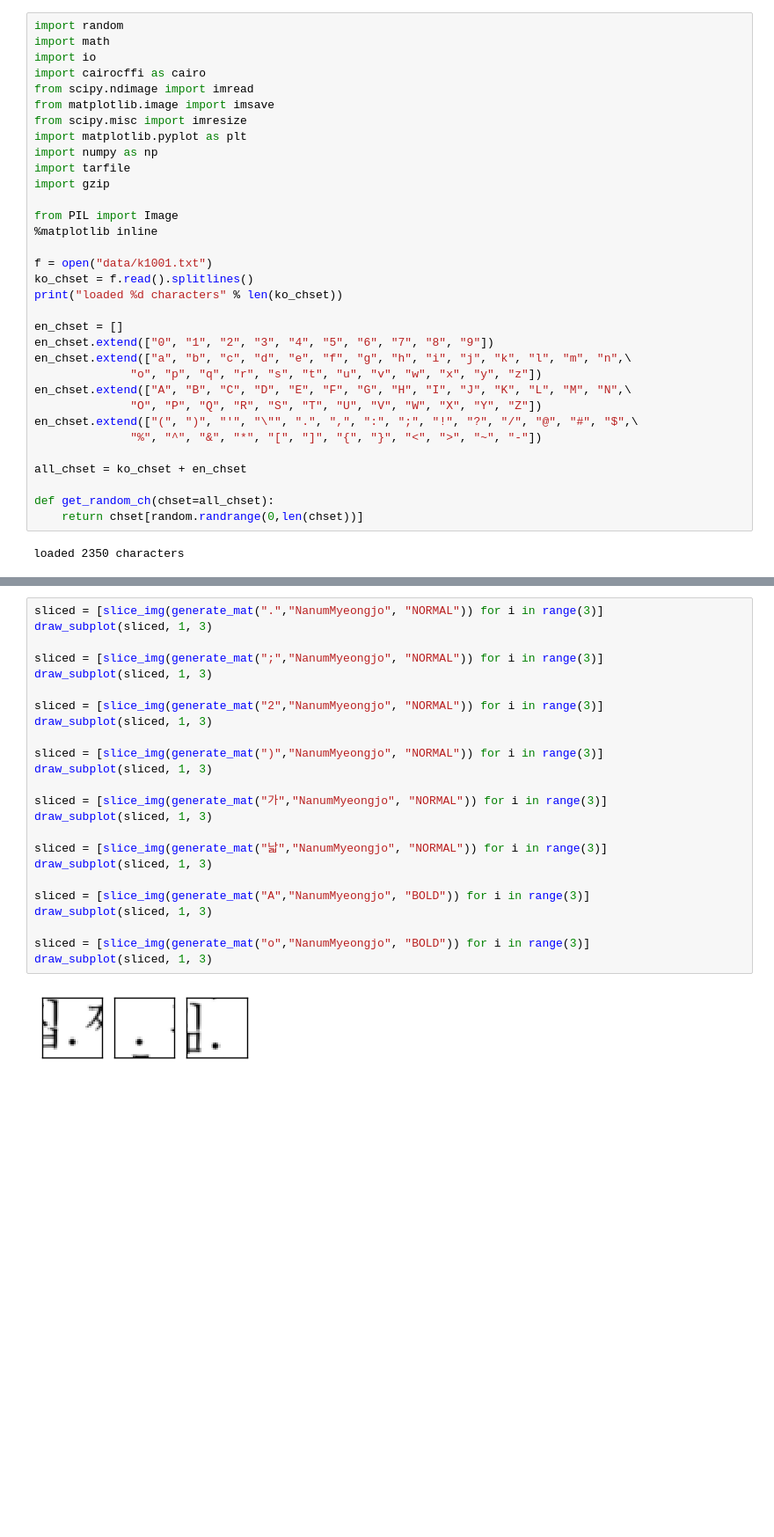
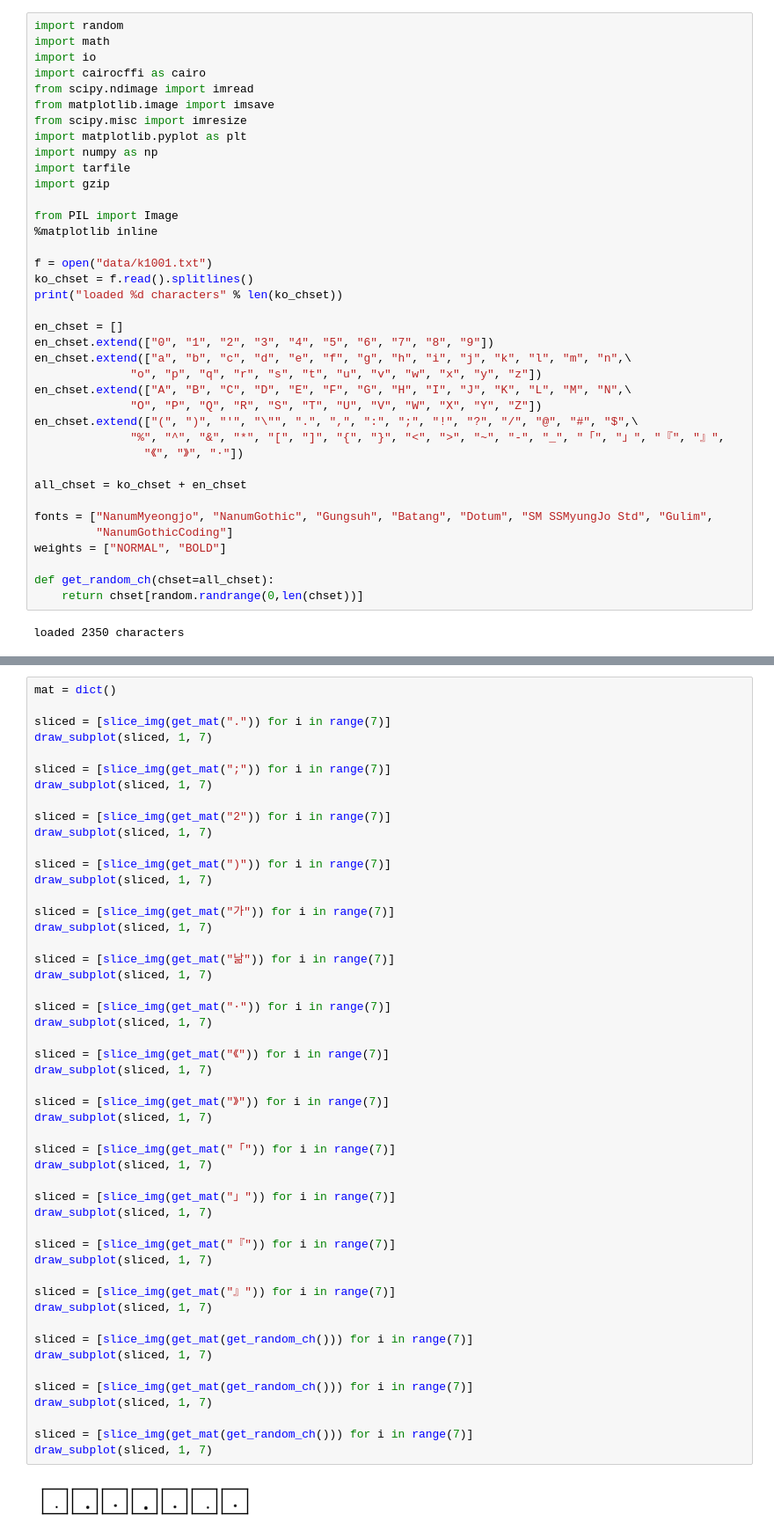
Before and after one commit to yeonwooKim/KoreanOCR, a Jupyter notebook: ch_recog_data.ipynb, the cells around one changed output, grey strips where cells are left out. Shown at 88% size. Saved outputs shown, nothing was run; the diff lists cells and outputs as text; blank space fills up the shorter version.

```diff
--- a/ch_recog_data.ipynb
+++ b/ch_recog_data.ipynb
@@ -25,10 +25,15 @@ en_chset.extend(["a", "b", "c", "d", "e", "f", "g", "h", "i", "j", "k", "l", "m"
 en_chset.extend(["A", "B", "C", "D", "E", "F", "G", "H", "I", "J", "K", "L", "M", "N",\
               "O", "P", "Q", "R", "S", "T", "U", "V", "W", "X", "Y", "Z"])
 en_chset.extend(["(", ")", "'", "\"", ".", ",", ":", ";", "!", "?", "/", "@", "#", "$",\
-              "%", "^", "&", "*", "[", "]", "{", "}", "<", ">", "~", "-"])
+              "%", "^", "&", "*", "[", "]", "{", "}", "<", ">", "~", "-", "_", "「", "」", "『", "』",
+                "《", "》", "·"])
 
 all_chset = ko_chset + en_chset
 
+fonts = ["NanumMyeongjo", "NanumGothic", "Gungsuh", "Batang", "Dotum", "SM SSMyungJo Std", "Gulim",
+         "NanumGothicCoding"]
+weights = ["NORMAL", "BOLD"]
+
 def get_random_ch(chset=all_chset):
     return chset[random.randrange(0,len(chset))]
 # %% [output]
@@ -138,26 +165,52 @@ plt.imshow(mat1, interpolation="none", cmap=plt.get_cmap("gray"))
 # %%
-sliced = [slice_img(generate_mat(".","NanumMyeongjo", "NORMAL")) for i in range(3)]
-draw_subplot(sliced, 1, 3)
+mat = dict()
 
-sliced = [slice_img(generate_mat(";","NanumMyeongjo", "NORMAL")) for i in range(3)]
-draw_subplot(sliced, 1, 3)
+sliced = [slice_img(get_mat(".")) for i in range(7)]
+draw_subplot(sliced, 1, 7)
 
-sliced = [slice_img(generate_mat("2","NanumMyeongjo", "NORMAL")) for i in range(3)]
-draw_subplot(sliced, 1, 3)
+sliced = [slice_img(get_mat(";")) for i in range(7)]
+draw_subplot(sliced, 1, 7)
 
-sliced = [slice_img(generate_mat(")","NanumMyeongjo", "NORMAL")) for i in range(3)]
-draw_subplot(sliced, 1, 3)
+sliced = [slice_img(get_mat("2")) for i in range(7)]
+draw_subplot(sliced, 1, 7)
 
-sliced = [slice_img(generate_mat("가","NanumMyeongjo", "NORMAL")) for i in range(3)]
-draw_subplot(sliced, 1, 3)
+sliced = [slice_img(get_mat(")")) for i in range(7)]
+draw_subplot(sliced, 1, 7)
 
-sliced = [slice_img(generate_mat("낣","NanumMyeongjo", "NORMAL")) for i in range(3)]
-draw_subplot(sliced, 1, 3)
+sliced = [slice_img(get_mat("가")) for i in range(7)]
+draw_subplot(sliced, 1, 7)
 
-sliced = [slice_img(generate_mat("A","NanumMyeongjo", "BOLD")) for i in range(3)]
-draw_subplot(sliced, 1, 3)
+sliced = [slice_img(get_mat("낢")) for i in range(7)]
+draw_subplot(sliced, 1, 7)
 
-sliced = [slice_img(generate_mat("o","NanumMyeongjo", "BOLD")) for i in range(3)]
-draw_subplot(sliced, 1, 3)
+sliced = [slice_img(get_mat("·")) for i in range(7)]
+draw_subplot(sliced, 1, 7)
+
+sliced = [slice_img(get_mat("《")) for i in range(7)]
+draw_subplot(sliced, 1, 7)
+
+sliced = [slice_img(get_mat("》")) for i in range(7)]
+draw_subplot(sliced, 1, 7)
+
+sliced = [slice_img(get_mat("「")) for i in range(7)]
+draw_subplot(sliced, 1, 7)
+
+sliced = [slice_img(get_mat("」")) for i in range(7)]
+draw_subplot(sliced, 1, 7)
+
+sliced = [slice_img(get_mat("『")) for i in range(7)]
+draw_subplot(sliced, 1, 7)
+
+sliced = [slice_img(get_mat("』")) for i in range(7)]
+draw_subplot(sliced, 1, 7)
+
+sliced = [slice_img(get_mat(get_random_ch())) for i in range(7)]
+draw_subplot(sliced, 1, 7)
+
+sliced = [slice_img(get_mat(get_random_ch())) for i in range(7)]
+draw_subplot(sliced, 1, 7)
+
+sliced = [slice_img(get_mat(get_random_ch())) for i in range(7)]
+draw_subplot(sliced, 1, 7)
 # %% [output]
-[figure, old version]
+[figure, new version]
```
Also changed, not shown: parts of 7 cells of this notebook, 8 other files.
